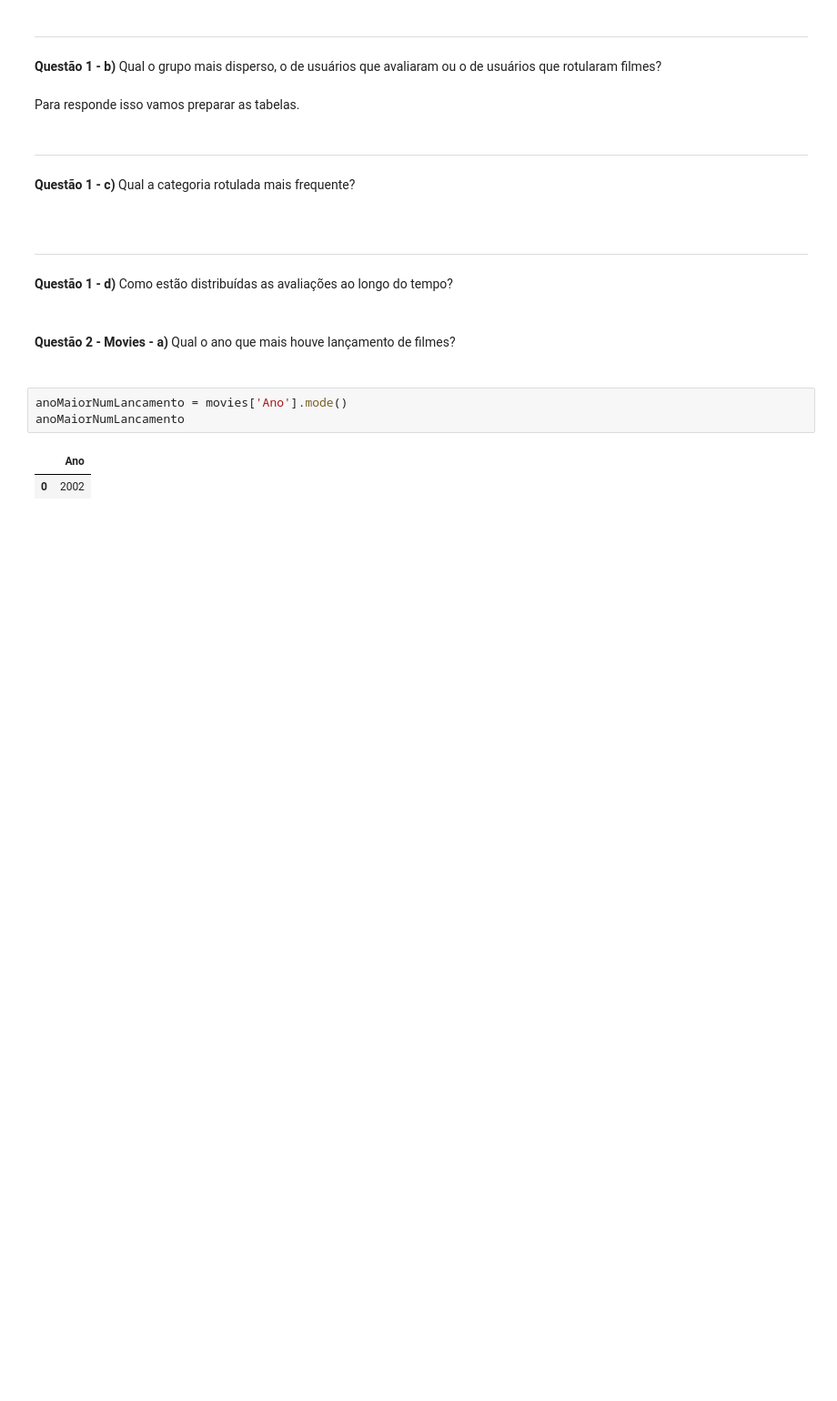
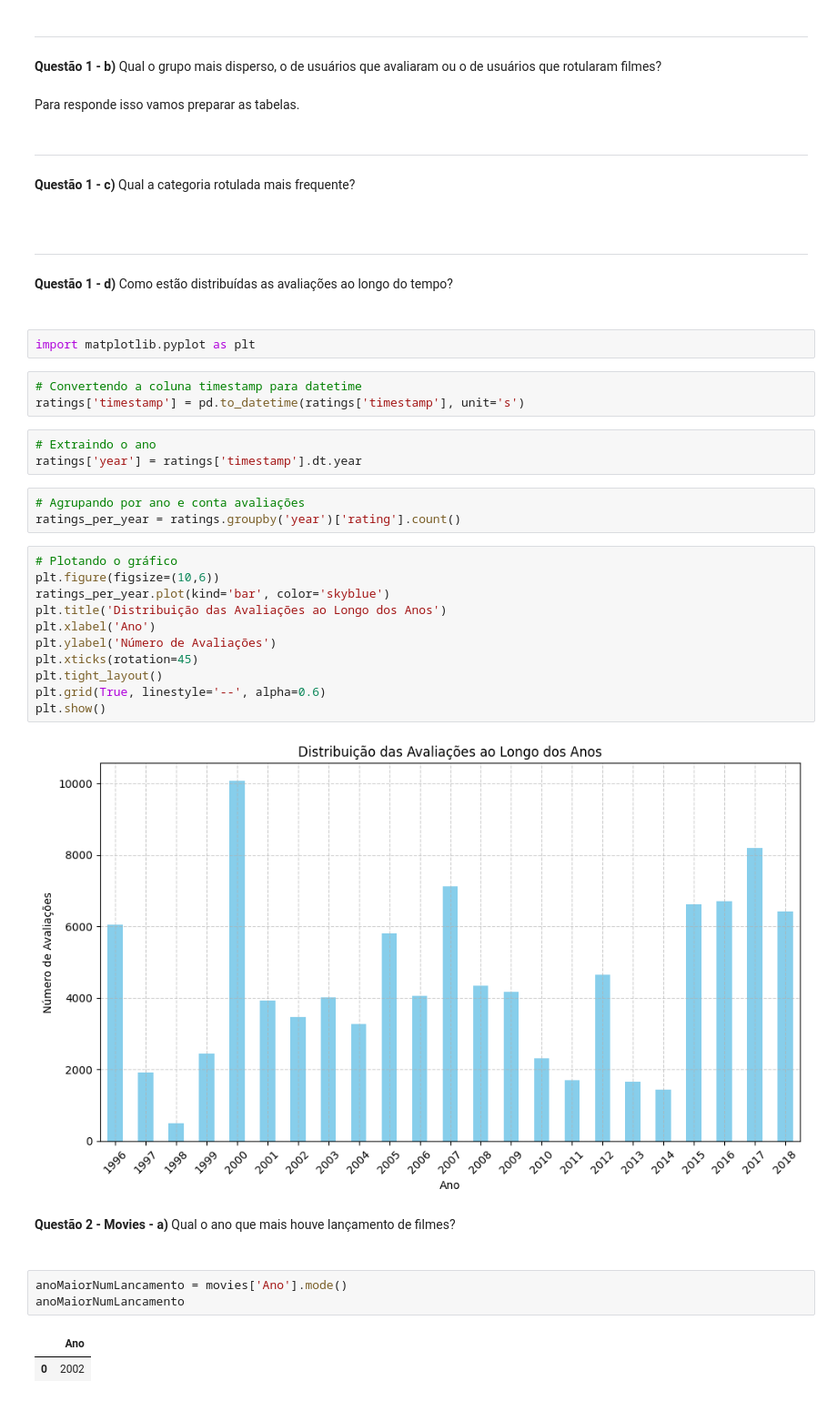
Before and after one commit to RobsonGFerrarezi/TrabalhoAmbientesInteligentes_N2_GRUPO2, a Jupyter notebook: TrabalhoN2_AmbientesInteligentes_Grupo2.ipynb, the cells around one changed output. Shown: that part at 91% size. Saved outputs shown, nothing was run; the diff lists cells and outputs as text; blank space fills up the shorter version.

```diff
--- a/TrabalhoN2_AmbientesInteligentes_Grupo2.ipynb
+++ b/TrabalhoN2_AmbientesInteligentes_Grupo2.ipynb
@@ -167,6 +204,30 @@ Para responde isso vamos preparar as tabelas.
 
 **Questão 1 - d)** Como estão distribuídas as avaliações ao longo do tempo?
 <br/><br/>
+# %%
+import matplotlib.pyplot as plt
+# %%
+# Convertendo a coluna timestamp para datetime
+ratings['timestamp'] = pd.to_datetime(ratings['timestamp'], unit='s')
+# %%
+# Extraindo o ano
+ratings['year'] = ratings['timestamp'].dt.year
+# %%
+# Agrupando por ano e conta avaliações
+ratings_per_year = ratings.groupby('year')['rating'].count()
+# %%
+# Plotando o gráfico
+plt.figure(figsize=(10,6))
+ratings_per_year.plot(kind='bar', color='skyblue')
+plt.title('Distribuição das Avaliações ao Longo dos Anos')
+plt.xlabel('Ano')
+plt.ylabel('Número de Avaliações')
+plt.xticks(rotation=45)
+plt.tight_layout()
+plt.grid(True, linestyle='--', alpha=0.6)
+plt.show()
+# %% [output]
+[figure, added]
 # %% [markdown]
 **Questão 2 - Movies - a)** Qual o ano que mais houve lançamento de filmes?
 <br/><br/>
```
Also changed, not shown: parts of 16 cells of this notebook.
